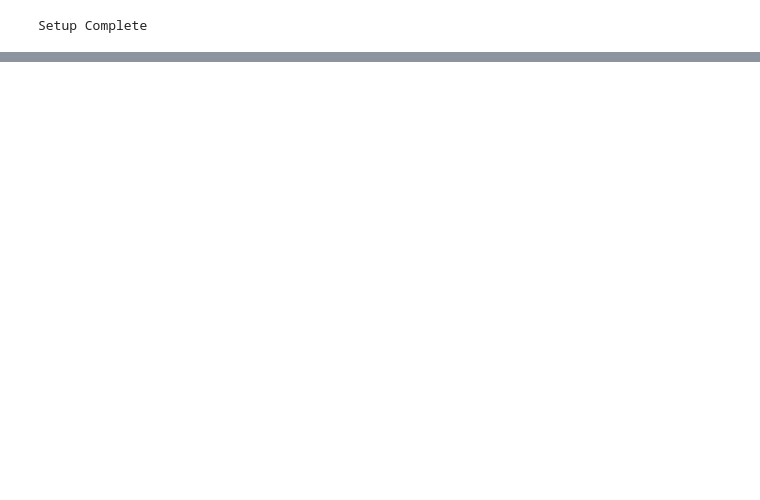
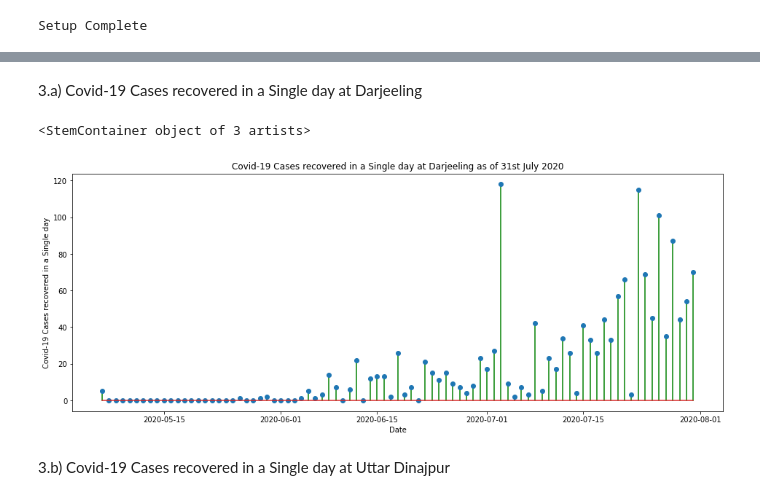
Before and after one commit to biswas-neelesh96/Covid-19-cases-in-two-districts-of-West-Bengal, a Jupyter notebook: Covid_19_Cases_of_Darjeeling_&_Uttar_Dinajpur.ipynb, the cells around one changed output, grey strips where cells are left out. Drawn from its saved outputs; the diff is of its cells as text; code cells hidden in the pictures; blank space fills up the shorter version.

```diff
--- a/Covid_19_Cases_of_Darjeeling_&_Uttar_Dinajpur.ipynb
+++ b/Covid_19_Cases_of_Darjeeling_&_Uttar_Dinajpur.ipynb
@@ -49,0 +73,13 @@ plt.stem(data_ud.index, data_ud['No of registered cases'])
+# %% [markdown]
+3.a) Covid-19 Cases recovered in a Single day at Darjeeling
+# %%
+plt.figure(figsize=(16,6))
+plt.title("Covid-19 Cases recovered in a Single day at Darjeeling as of 31st July 2020")
+plt.xlabel("Date")
+plt.ylabel('Covid-19 Cases recovered in a Single day')
+plt.stem(data_darj.index, data_darj['No. of recoveries'],'g')
+# %% [output]
+<StemContainer object of 3 artists>
+[figure, added]
+# %% [markdown]
+3.b) Covid-19 Cases recovered in a Single day at Uttar Dinajpur
```
Also changed, not shown: parts of 27 cells of this notebook.
